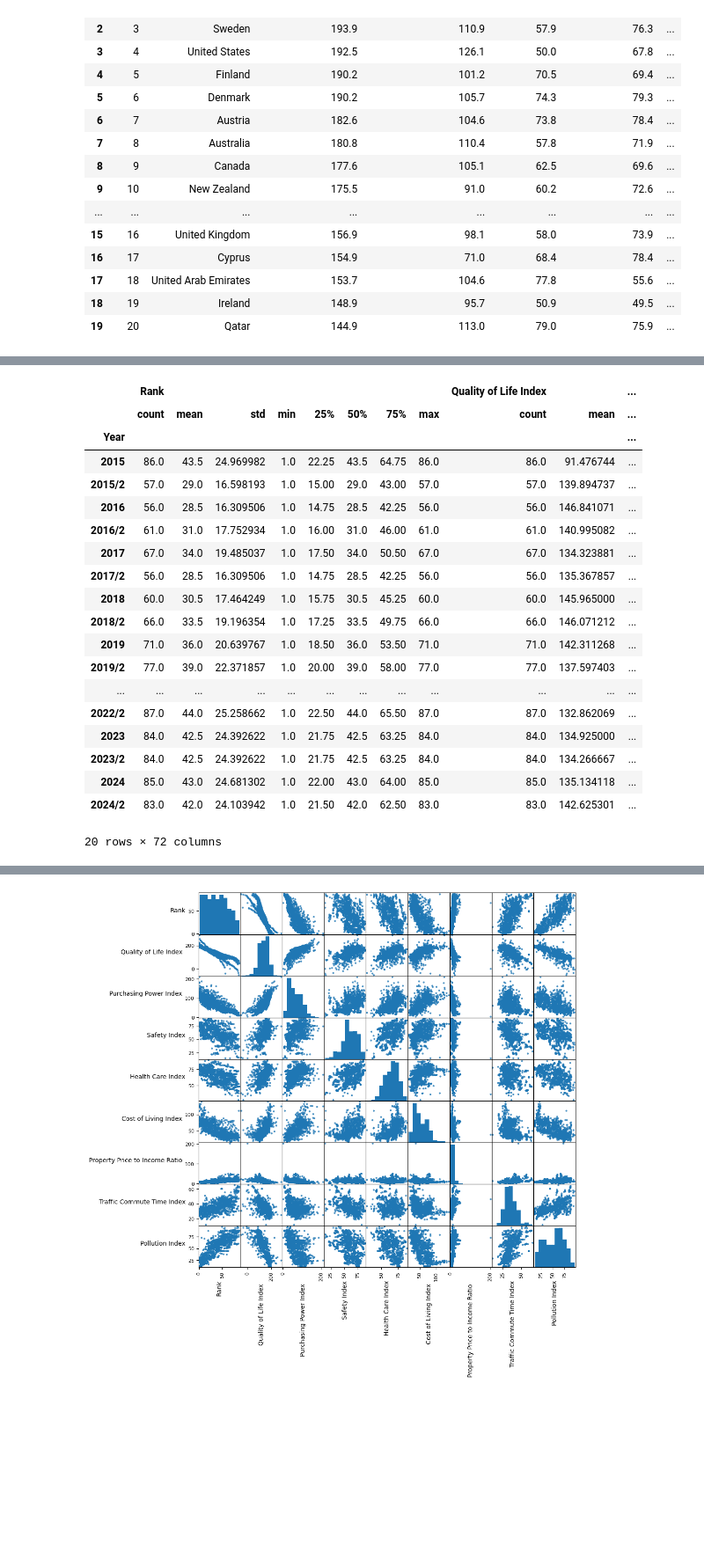
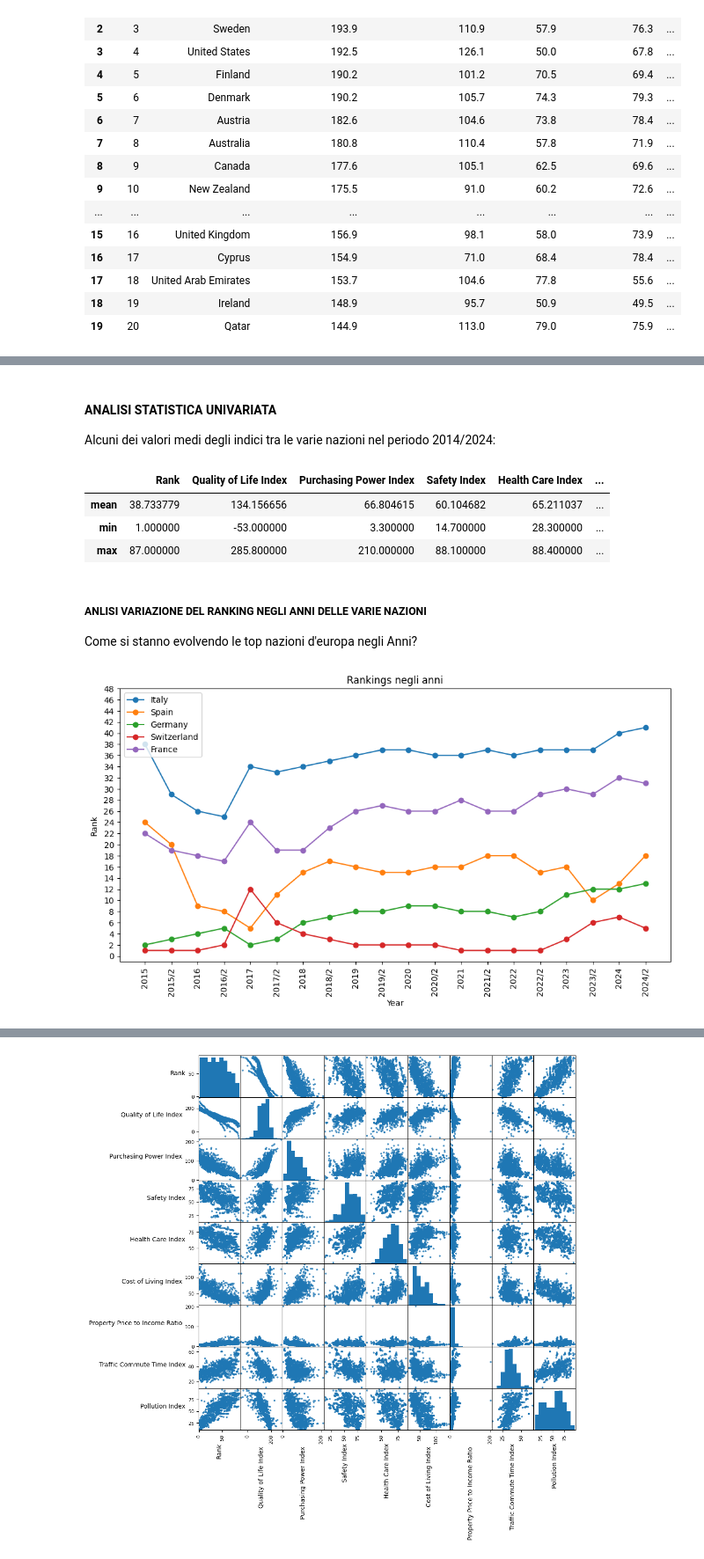
Before and after one commit to lorenzodidomenic/CountriesQualityOfLifeAnalysis, a Jupyter notebook: project.ipynb, the cells around one changed output, grey strips where cells are left out. Shown at 88% size. Drawn from its saved outputs; the diff is of its cells as text; code cells hidden in the pictures; blank space fills up the shorter version.

```diff
--- a/project.ipynb
+++ b/project.ipynb
@@ -160,23 +101,14 @@ Prima analisi base, potrei vedere la classifica dell'anno 2024
-# %%
-data.groupby("Year").describe()
-# %% [output]
-|  | Rank |  |  |  |  |  |  |  | Quality of Life Index |  | ... |
-|  | count | mean | std | min | 25% | 50% | 75% | max | count | mean | ... |
-| Year |  |  |  |  |  |  |  |  |  |  | ... |
-| 2015 | 86.0 | 43.5 | 24.969982 | 1.0 | 22.25 | 43.5 | 64.75 | 86.0 | 86.0 | 91.476744 | ... |
-| 2015/2 | 57.0 | 29.0 | 16.598193 | 1.0 | 15.00 | 29.0 | 43.00 | 57.0 | 57.0 | 139.894737 | ... |
-| 2016 | 56.0 | 28.5 | 16.309506 | 1.0 | 14.75 | 28.5 | 42.25 | 56.0 | 56.0 | 146.841071 | ... |
-| 2016/2 | 61.0 | 31.0 | 17.752934 | 1.0 | 16.00 | 31.0 | 46.00 | 61.0 | 61.0 | 140.995082 | ... |
-| 2017 | 67.0 | 34.0 | 19.485037 | 1.0 | 17.50 | 34.0 | 50.50 | 67.0 | 67.0 | 134.323881 | ... |
-| 2017/2 | 56.0 | 28.5 | 16.309506 | 1.0 | 14.75 | 28.5 | 42.25 | 56.0 | 56.0 | 135.367857 | ... |
-| 2018 | 60.0 | 30.5 | 17.464249 | 1.0 | 15.75 | 30.5 | 45.25 | 60.0 | 60.0 | 145.965000 | ... |
-| 2018/2 | 66.0 | 33.5 | 19.196354 | 1.0 | 17.25 | 33.5 | 49.75 | 66.0 | 66.0 | 146.071212 | ... |
-| 2019 | 71.0 | 36.0 | 20.639767 | 1.0 | 18.50 | 36.0 | 53.50 | 71.0 | 71.0 | 142.311268 | ... |
-| 2019/2 | 77.0 | 39.0 | 22.371857 | 1.0 | 20.00 | 39.0 | 58.00 | 77.0 | 77.0 | 137.597403 | ... |
-| ... | ... | ... | ... | ... | ... | ... | ... | ... | ... | ... | ... |
-| 2022/2 | 87.0 | 44.0 | 25.258662 | 1.0 | 22.50 | 44.0 | 65.50 | 87.0 | 87.0 | 132.862069 | ... |
-| 2023 | 84.0 | 42.5 | 24.392622 | 1.0 | 21.75 | 42.5 | 63.25 | 84.0 | 84.0 | 134.925000 | ... |
-| 2023/2 | 84.0 | 42.5 | 24.392622 | 1.0 | 21.75 | 42.5 | 63.25 | 84.0 | 84.0 | 134.266667 | ... |
-| 2024 | 85.0 | 43.0 | 24.681302 | 1.0 | 22.00 | 43.0 | 64.00 | 85.0 | 85.0 | 135.134118 | ... |
-| 2024/2 | 83.0 | 42.0 | 24.103942 | 1.0 | 21.50 | 42.0 | 62.50 | 83.0 | 83.0 | 142.625301 | ... |
-20 rows × 72 columns
+# %% [markdown]
+#### ANALISI STATISTICA UNIVARIATA
+
+Alcuni dei valori medi degli indici tra le varie nazioni nel periodo 2014/2024:
+# %%
+
+stats = data.describe()
+index = ['mean','min','max']
+stats.loc[index]
+# %% [output]
+|  | Rank | Quality of Life Index | Purchasing Power Index | Safety Index | Health Care Index | ... |
+| mean | 38.733779 | 134.156656 | 66.804615 | 60.104682 | 65.211037 | ... |
+| min | 1.000000 | -53.000000 | 3.300000 | 14.700000 | 28.300000 | ... |
+| max | 87.000000 | 285.800000 | 210.000000 | 88.100000 | 88.400000 | ... |
@@ -182,0 +119,31 @@ data.groupby("Year").describe()
+# %% [markdown]
+##### ANLISI VARIAZIONE DEL RANKING NEGLI ANNI DELLE VARIE NAZIONI
+
+Come si stanno evolvendo le top nazioni d'europa negli Anni?
+# %%
+nations = ['Italy', 'Spain', 'Germany','Switzerland','France']
+
+def plot_nations_rank_during_year(data,nations):
+    plt.figure(figsize=(12,6))
+    for n in nations:
+        new_data = data.where((data['Country'].astype(str)==n)).dropna()
+        plt.plot(new_data['Year'],new_data['Rank'],label=n, marker='o' )
+
+
+    plt.title("Rankings negli anni")
+    plt.xlabel('Year')
+    plt.ylabel("Rank",labelpad=6.0)
+    plt.xticks(rotation=90)
+    plt.yticks(np.arange(0,50,2))
+    plt.legend()
+    plt.show()
+
+
+plot_nations_rank_during_year(data,nations)
+
+# posso qui vedere cosa è successo nel 2016
+# posso vedere tutti quelli che hanno ranking basso che parametri in comune hanno
+# posso confrontare con altre nazioni
+# posso fare regressione per vedere previsto ranking in base a determinati parametri
+# %% [output]
+[figure, added]
```
Also changed, not shown: parts of 32 cells of this notebook.
